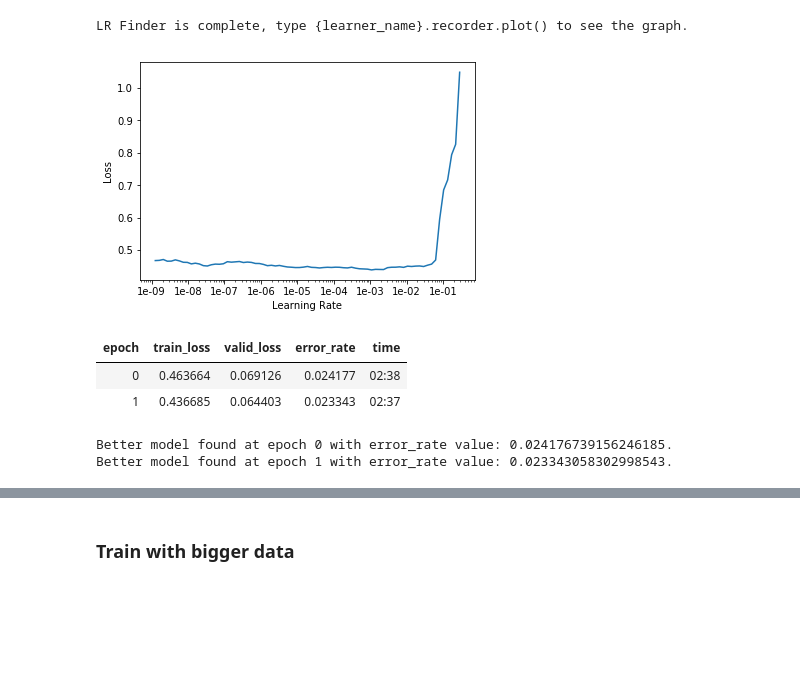
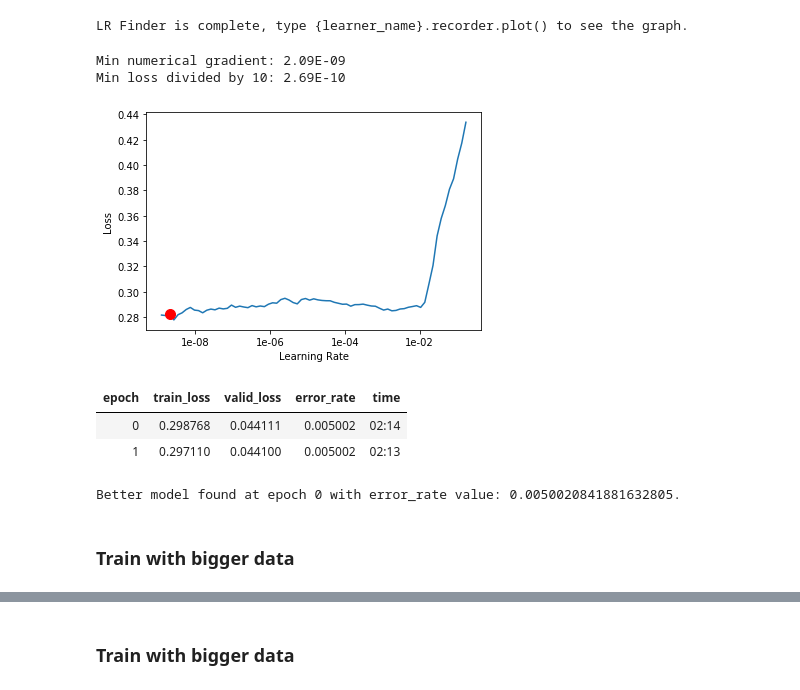
Before and after one commit to mani2106/Competition-Notebooks, a Jupyter notebook: Lunar Rock/Lunar_Rock_classifier.ipynb, the cells around one changed output, grey strips where cells are left out. Cells and saved outputs as stored; diff of their text form; code cells hidden in the pictures; blank space fills up the shorter version.

```diff
--- a/Lunar Rock/Lunar_Rock_classifier.ipynb
+++ b/Lunar Rock/Lunar_Rock_classifier.ipynb
@@ -95,7 +99,7 @@ def return_train_data(size, bs):
 # %% [markdown]
 ### Prepare data from training
 # %%
-data = return_train_data(size=128, bs=128)
+data = return_train_data(size=64, bs=250)
 # %%
 # Check classes
 # import os
@@ -128,6 +134,6 @@ Min loss divided by 10: 1.20E-02
 # %% [markdown]
 ### Train model
 # %%
-learn.fit_one_cycle(5, min_grad_lr, callbacks=callbacks_list)
+learn.fit_one_cycle(5, min_grad_lr, callbacks=callbacks_list, wd=1e-3)
 # %% [output]
 | epoch | train_loss | valid_loss | error_rate | time |
@@ -162,15 +171,18 @@ learn.lr_find(start_lr=1e-10)
 [interactive output not drawn]
 LR Finder is complete, type {learner_name}.recorder.plot() to see the graph.
 # %%
-learn.recorder.plot()
-# min_grad_lr = learn.recorder.min_grad_lr
+learn.recorder.plot(suggestion=True)
+min_grad_lr = learn.recorder.min_grad_lr
 # %% [output]
+Min numerical gradient: 2.09E-09
+Min loss divided by 10: 2.69E-10
-[figure, old version]
+[figure, new version]
 # %%
-learn.fit_one_cycle(2, slice(2e-6, 1e-5), callbacks=callbacks_list)
+learn.fit_one_cycle(2, slice(min_grad_lr//20, min_grad_lr), callbacks=callbacks_list)
 # %% [output]
 | epoch | train_loss | valid_loss | error_rate | time |
-| 0 | 0.463664 | 0.069126 | 0.024177 | 02:38 |
-| 1 | 0.436685 | 0.064403 | 0.023343 | 02:37 |
+| 0 | 0.298768 | 0.044111 | 0.005002 | 02:14 |
+| 1 | 0.297110 | 0.044100 | 0.005002 | 02:13 |
-Better model found at epoch 0 with error_rate value: 0.024176739156246185.
-Better model found at epoch 1 with error_rate value: 0.023343058302998543.
+Better model found at epoch 0 with error_rate value: 0.0050020841881632805.
+# %% [markdown]
+### Train with bigger data
```
Also changed, not shown: parts of 29 cells of this notebook.
